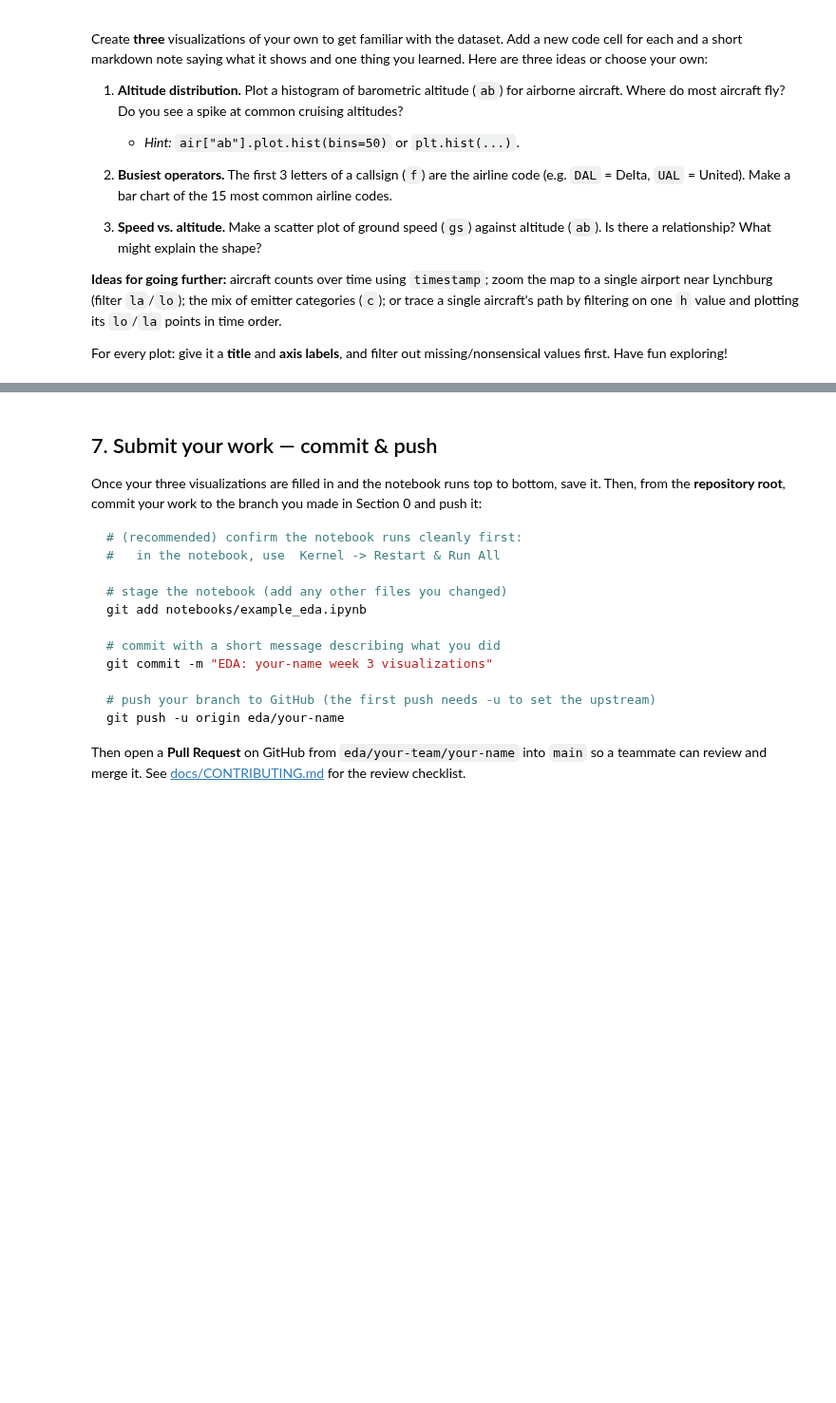
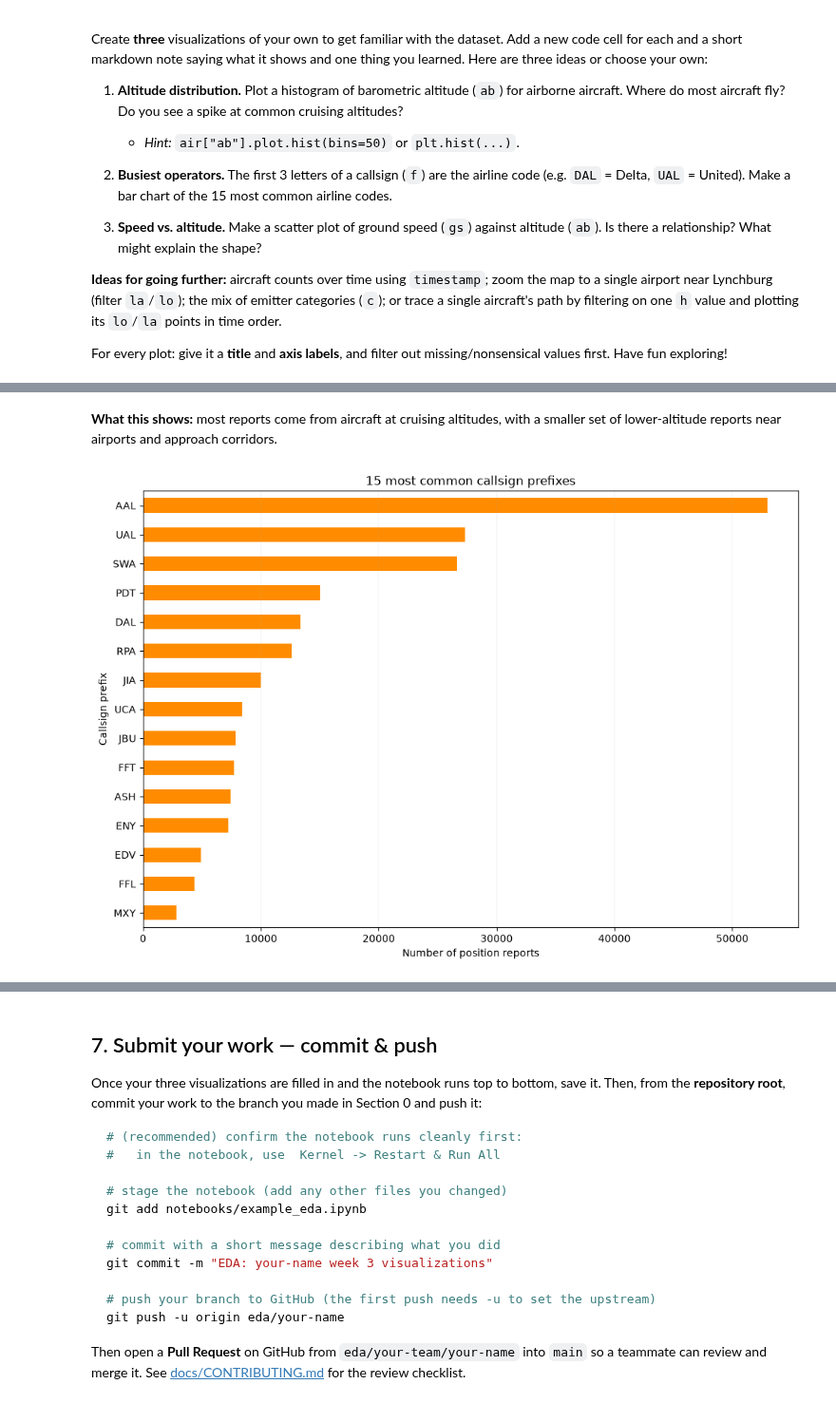
Before and after one commit to LU-AI-Club/ai-club-skywatch, a Jupyter notebook: notebooks/example_eda.ipynb, the cells around one changed output, grey strips where cells are left out. Shown at 95% size. Saved outputs shown, nothing was run; the diff lists cells and outputs as text; code cells hidden in the pictures; blank space fills up the shorter version.

```diff
--- a/notebooks/example_eda.ipynb
+++ b/notebooks/example_eda.ipynb
@@ -230,2 +302,18 @@ For every plot: give it a **title** and **axis labels**, and filter out missing/
+# %% [markdown]
+**What this shows:** most reports come from aircraft at cruising altitudes, with a smaller set of lower-altitude reports near airports and approach corridors.
 # %%
-# Visualization 2 - your code here
+# Visualization 2 - busiest operator prefixes from callsigns
+callsigns = df["f"].dropna().astype(str).str.strip().str.upper()
+operator_prefixes = callsigns[callsigns.str.len() >= 3].str[:3]
+top_operators = operator_prefixes.value_counts().head(15).sort_values()
+
+fig, ax = plt.subplots(figsize=(10, 7))
+top_operators.plot.barh(ax=ax, color="darkorange")
+ax.set_title("15 most common callsign prefixes")
+ax.set_xlabel("Number of position reports")
+ax.set_ylabel("Callsign prefix")
+ax.grid(True, axis="x", linewidth=0.3, alpha=0.4)
+plt.tight_layout()
+plt.show()
+# %% [output]
+[figure, added]
```
Also changed, not shown: parts of 11 cells of this notebook.
